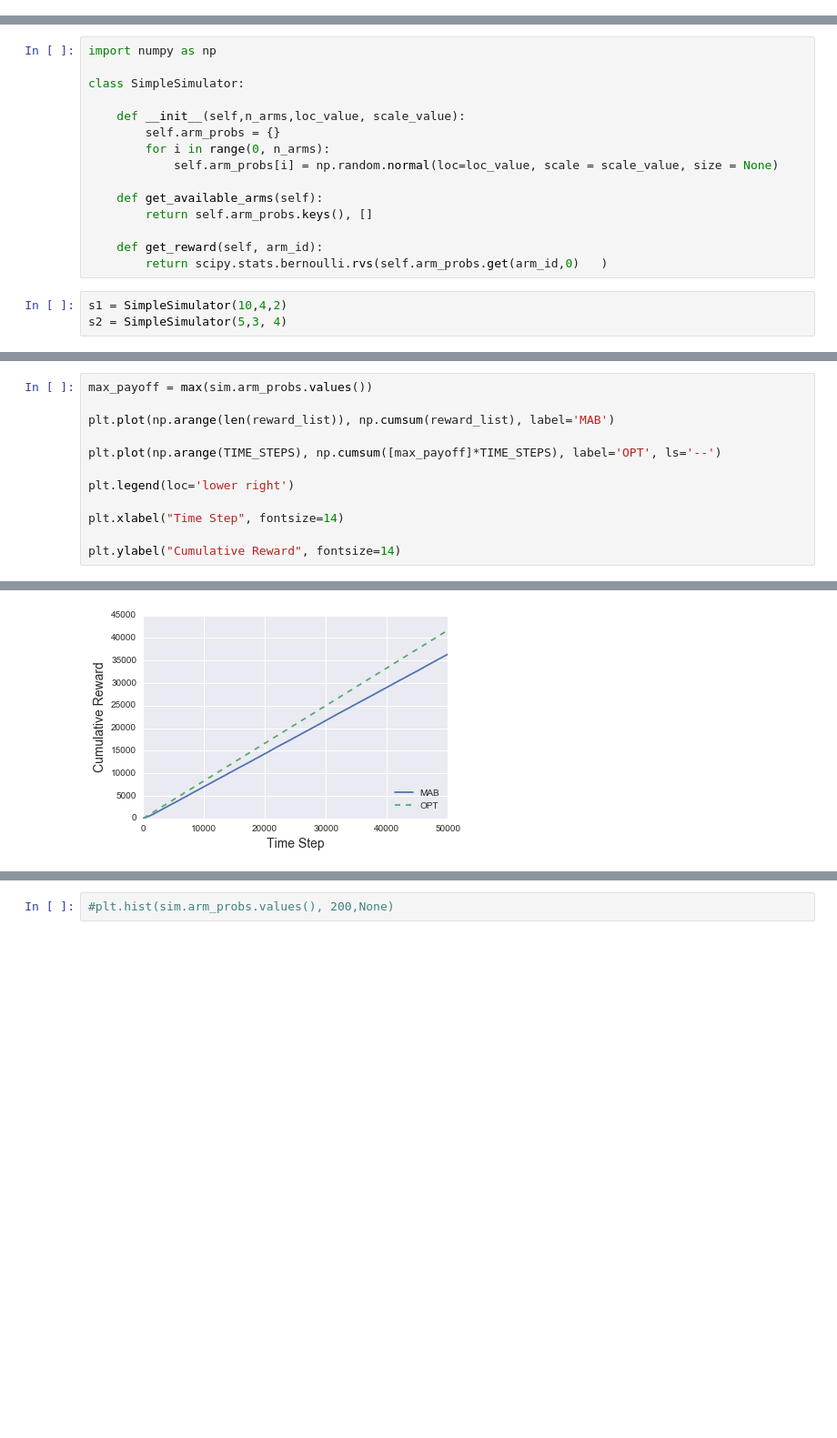
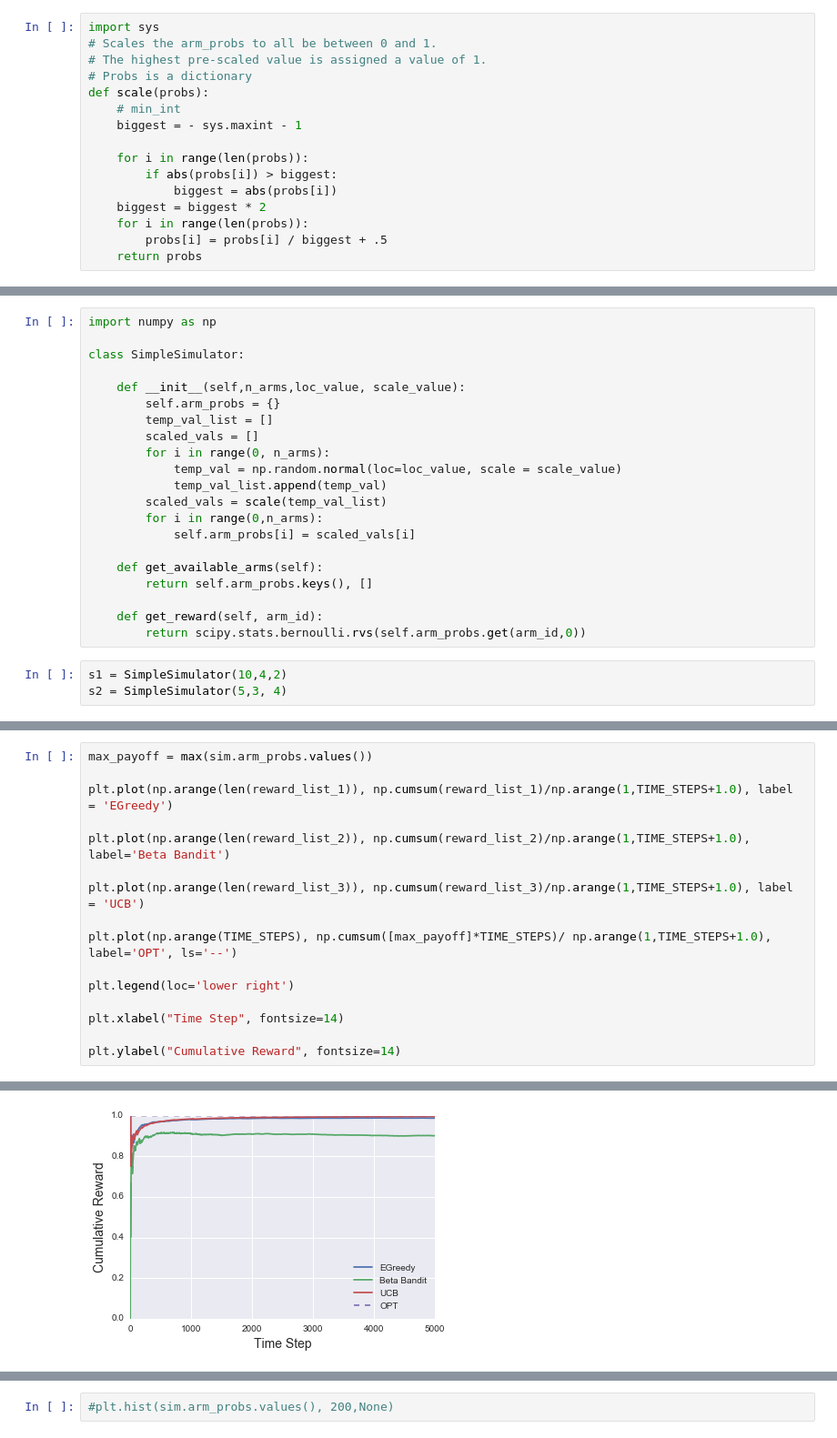
Before and after one commit to stoddardg/mab_simulation, a Jupyter notebook: evaluate_mab.ipynb, the cells around one changed output, grey strips where cells are left out. Shown at 91% size. Drawn from its saved outputs; the diff is of its cells as text; blank space fills up the shorter version.

```diff
--- a/evaluate_mab.ipynb
+++ b/evaluate_mab.ipynb
@@ -55,2 +55,18 @@ class BetaBandit(object):
             sampled_theta += [dist.rvs()]
         return sampled_theta.index(max(sampled_theta))
+# %%
+import sys
+# Scales the arm_probs to all be between 0 and 1.
+# The highest pre-scaled value is assigned a value of 1.
+# Probs is a dictionary
+def scale(probs):
+    # min_int
+    biggest = - sys.maxint - 1
+
+    for i in range(len(probs)):
+        if abs(probs[i]) > biggest:
+            biggest = abs(probs[i])
+    biggest = biggest * 2
+    for i in range(len(probs)):
+        probs[i] = probs[i] / biggest + .5
+    return probs
@@ -61,14 +96,20 @@ class SimpleSimulator:
 
     def __init__(self,n_arms,loc_value, scale_value):
         self.arm_probs = {}
+        temp_val_list = []
+        scaled_vals = []
         for i in range(0, n_arms):
-            self.arm_probs[i] = np.random.normal(loc=loc_value, scale = scale_value, size = None)
+            temp_val = np.random.normal(loc=loc_value, scale = scale_value)
+            temp_val_list.append(temp_val)
+        scaled_vals = scale(temp_val_list)
+        for i in range(0,n_arms):
+            self.arm_probs[i] = scaled_vals[i]
 
     def get_available_arms(self):
         return self.arm_probs.keys(), []
 
     def get_reward(self, arm_id):
-        return scipy.stats.bernoulli.rvs(self.arm_probs.get(arm_id,0)   )
+        return scipy.stats.bernoulli.rvs(self.arm_probs.get(arm_id,0))
 # %%
 s1 = SimpleSimulator(10,4,2)
 s2 = SimpleSimulator(5,3, 4)
@@ -129,18 +193,22 @@ best possible 0.83378198802
 # %%
 max_payoff = max(sim.arm_probs.values())
 
-plt.plot(np.arange(len(reward_list)), np.cumsum(reward_list), label='MAB')
+plt.plot(np.arange(len(reward_list_1)), np.cumsum(reward_list_1)/np.arange(1,TIME_STEPS+1.0), label = 'EGreedy')
 
-plt.plot(np.arange(TIME_STEPS), np.cumsum([max_payoff]*TIME_STEPS), label='OPT', ls='--')
+plt.plot(np.arange(len(reward_list_2)), np.cumsum(reward_list_2)/np.arange(1,TIME_STEPS+1.0), label='Beta Bandit')
+
+plt.plot(np.arange(len(reward_list_3)), np.cumsum(reward_list_3)/np.arange(1,TIME_STEPS+1.0), label = 'UCB')
+
+plt.plot(np.arange(TIME_STEPS), np.cumsum([max_payoff]*TIME_STEPS)/ np.arange(1,TIME_STEPS+1.0), label='OPT', ls='--')
 
 plt.legend(loc='lower right')
 
 plt.xlabel("Time Step", fontsize=14)
 
 plt.ylabel("Cumulative Reward", fontsize=14)
 # %% [output]
 <matplotlib.text.Text at 0x...>
-[figure, old version]
+[figure, new version]
 # %%
 np.random.rand()
 # %% [output]
```
Also changed, not shown: parts of 7 cells of this notebook.
